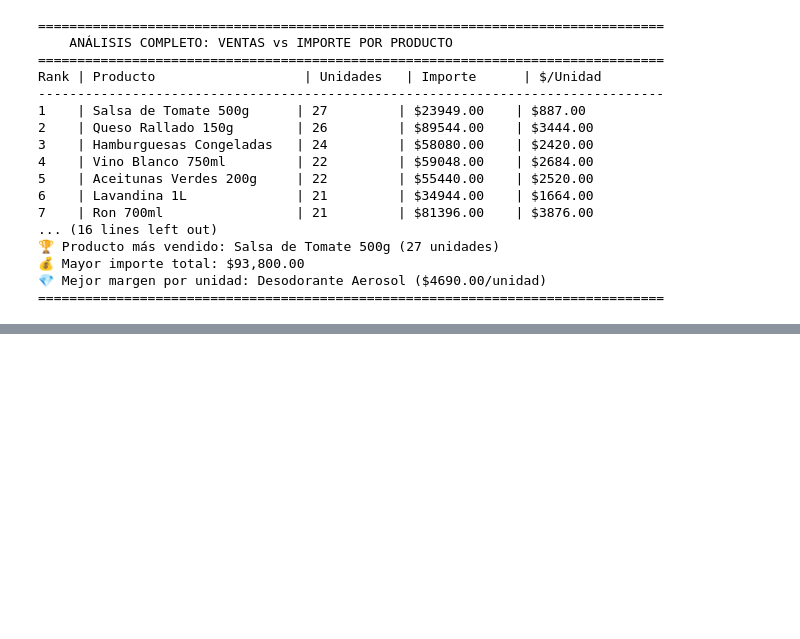
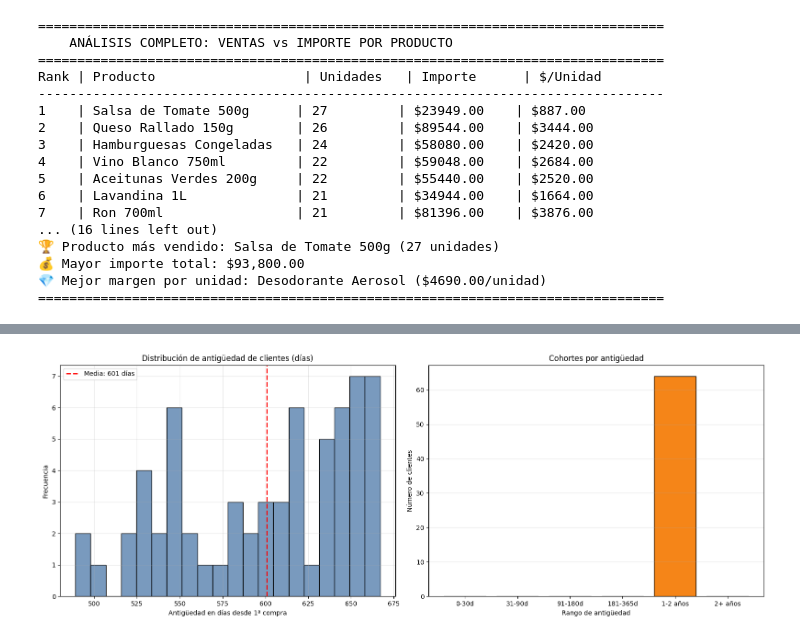
Before and after one commit to Nico4190/Proyecto-Aurelion, a Jupyter notebook: pro.ipynb, the cells around one changed output, grey strips where cells are left out. Drawn from its saved outputs; the diff is of its cells as text; code cells hidden in the pictures; blank space fills up the shorter version.

```diff
--- a/pro.ipynb
+++ b/pro.ipynb
@@ -392,0 +399,70 @@ Rank | Producto                   | Unidades   | Importe      | $/Unidad
+# %%
+# Antigüedad de clientes usando df_ventas['fecha']
+import numpy as np
+import matplotlib.pyplot as plt
+import seaborn as sns
+
+# 1) Asegurar tipo datetime en la columna fecha
+if 'fecha' not in df_ventas.columns:
+    raise KeyError("La columna 'fecha' no existe en df_ventas. Verifica el archivo ventas.xlsx")
+
+ventas = df_ventas.copy()
+ventas['fecha'] = pd.to_datetime(ventas['fecha'], errors='coerce')
+ventas = ventas.dropna(subset=['fecha'])
+
+# 2) Consolidar por cliente: primera y última compra
+agr = ventas.groupby('nombre_cliente', as_index=False).agg(
+    primer_compra=('fecha', 'min'),
+    ultima_compra=('fecha', 'max'),
+    compras=('fecha', 'count')
+)
+
+# 3) Calcular antigüedad a hoy y ventana de actividad observada
+hoy = pd.Timestamp.today().normalize()
+agr['antiguedad_dias_hoy'] = (hoy - agr['primer_compra']).dt.days
+agr['antiguedad_dias_actividad'] = (agr['ultima_compra'] - agr['primer_compra']).dt.days
+agr['antiguedad_meses_hoy'] = (agr['antiguedad_dias_hoy'] / 30.44).round(1)
+
+# 4) Cohortes de antigüedad
+bins = [-1, 30, 90, 180, 365, 730, np.inf]
+labels = ['0-30d', '31-90d', '91-180d', '181-365d', '1-2 años', '2+ años']
+agr['cohorte_antiguedad'] = pd.cut(agr['antiguedad_dias_hoy'], bins=bins, labels=labels)
+
+# 5) Resumen estadístico
+prom = agr['antiguedad_dias_hoy'].mean()
+med = agr['antiguedad_dias_hoy'].median()
+mx = agr['antiguedad_dias_hoy'].max()
+print("Clientes únicos:", len(agr))
+print(f"Antigüedad media: {prom:.1f} días | mediana: {med:.0f} días | máx: {mx} días")
+print("\nTop 10 clientes más antiguos (a hoy):")
+print(agr.sort_values('antiguedad_dias_hoy', ascending=False)
+        .loc[:, ['nombre_cliente', 'primer_compra', 'ultima_compra', 'antiguedad_dias_hoy', 'compras']]
+        .head(10))
+
+# 6) Visualizaciones
+fig, axes = plt.subplots(1, 2, figsize=(16,6))
+
+# Histograma de antigüedad (días) con línea de media
+sns.histplot(agr['antiguedad_dias_hoy'], bins=20, kde=False, color='#4C78A8', ax=axes[0])
+axes[0].axvline(prom, color='red', linestyle='--', linewidth=2, label=f"Media: {prom:.0f} días")
+axes[0].set_title('Distribución de antigüedad de clientes (días)')
+axes[0].set_xlabel('Antigüedad en días desde 1ª compra')
+axes[0].set_ylabel('Frecuencia')
+axes[0].legend()
+axes[0].grid(alpha=0.3)
+
+# Barras por cohortes
+coh = agr['cohorte_antiguedad'].value_counts().reindex(labels)
+axes[1].bar(coh.index.astype(str), coh.values, color='#F58518', edgecolor='black')
+axes[1].set_title('Cohortes por antigüedad')
+axes[1].set_xlabel('Rango de antigüedad')
+axes[1].set_ylabel('Número de clientes')
+axes[1].grid(axis='y', alpha=0.3)
+
+plt.tight_layout()
+plt.show()
+
+# 7) Resultado listo en DataFrame `agr`
+print("\nVista previa de la tabla de antigüedad (primeras 5 filas):")
+print(agr.head())
+# %% [output]
@@ -392,0 +486 @@ Rank | Producto                   | Unidades   | Importe      | $/Unidad
+[figure, added]
```
Also changed, not shown: parts of 4 cells of this notebook.
